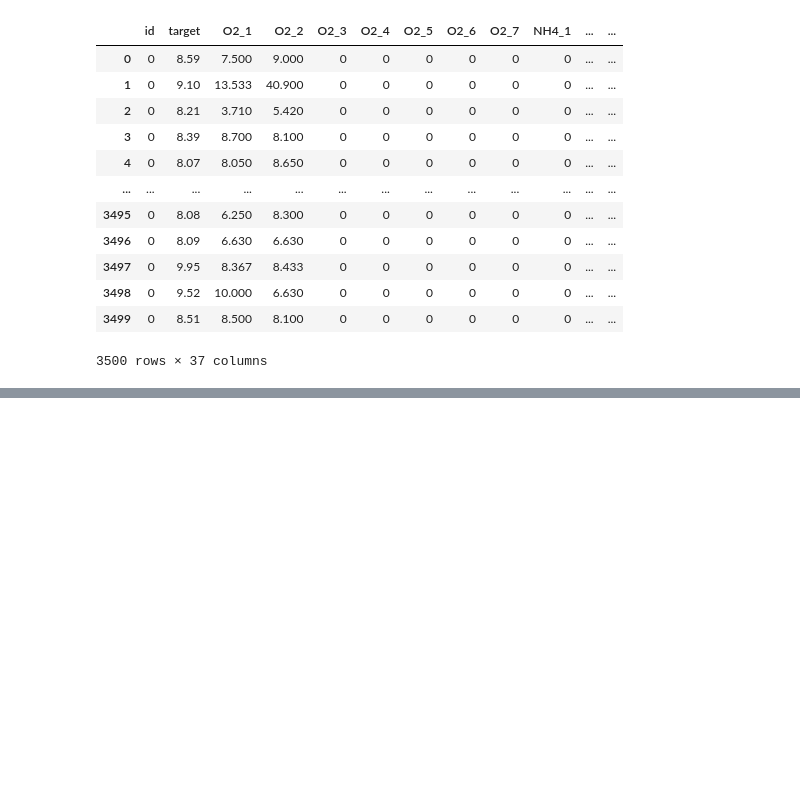
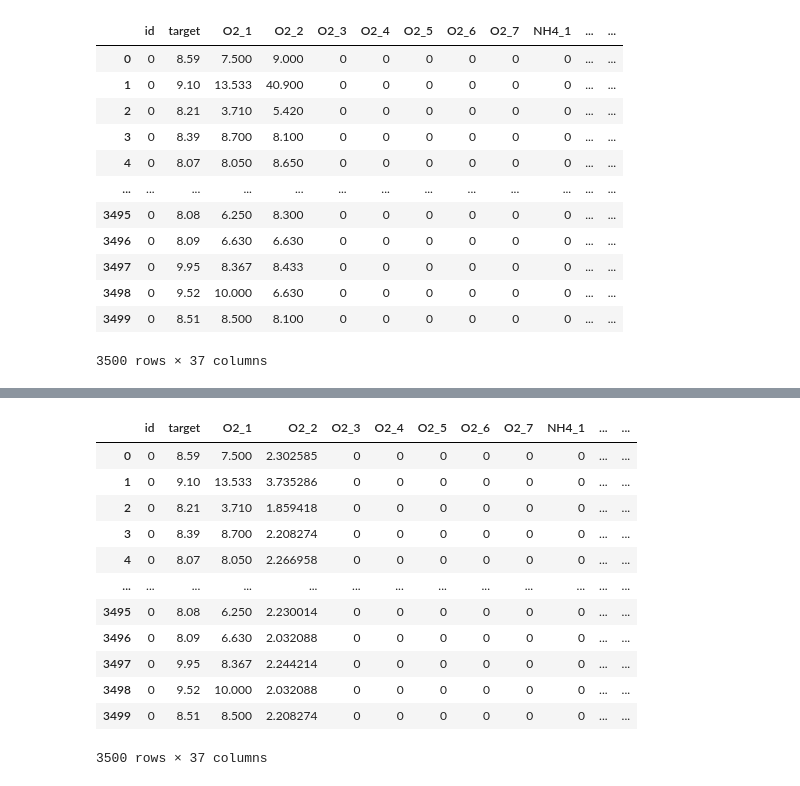
Before and after one commit to ameram/dissolved_o2_augmentation, a Jupyter notebook: playground_3-21.ipynb, the cells around one changed output, grey strips where cells are left out. Cells and saved outputs as stored; diff of their text form; code cells hidden in the pictures; blank space fills up the shorter version.

```diff
--- a/playground_3-21.ipynb
+++ b/playground_3-21.ipynb
@@ -1184,0 +1203,16 @@ for j in range(5):
+# %%
+df_sel
+# %% [output]
+|  | id | target | O2_1 | O2_2 | O2_3 | O2_4 | O2_5 | O2_6 | O2_7 | NH4_1 | ... | ... |
+| 0 | 0 | 8.59 | 7.500 | 2.302585 | 0 | 0 | 0 | 0 | 0 | 0 | ... | ... |
+| 1 | 0 | 9.10 | 13.533 | 3.735286 | 0 | 0 | 0 | 0 | 0 | 0 | ... | ... |
+| 2 | 0 | 8.21 | 3.710 | 1.859418 | 0 | 0 | 0 | 0 | 0 | 0 | ... | ... |
+| 3 | 0 | 8.39 | 8.700 | 2.208274 | 0 | 0 | 0 | 0 | 0 | 0 | ... | ... |
+| 4 | 0 | 8.07 | 8.050 | 2.266958 | 0 | 0 | 0 | 0 | 0 | 0 | ... | ... |
+| ... | ... | ... | ... | ... | ... | ... | ... | ... | ... | ... | ... | ... |
+| 3495 | 0 | 8.08 | 6.250 | 2.230014 | 0 | 0 | 0 | 0 | 0 | 0 | ... | ... |
+| 3496 | 0 | 8.09 | 6.630 | 2.032088 | 0 | 0 | 0 | 0 | 0 | 0 | ... | ... |
+| 3497 | 0 | 9.95 | 8.367 | 2.244214 | 0 | 0 | 0 | 0 | 0 | 0 | ... | ... |
+| 3498 | 0 | 9.52 | 10.000 | 2.032088 | 0 | 0 | 0 | 0 | 0 | 0 | ... | ... |
+| 3499 | 0 | 8.51 | 8.500 | 2.208274 | 0 | 0 | 0 | 0 | 0 | 0 | ... | ... |
+3500 rows × 37 columns
```
Also changed, not shown: parts of 5 cells of this notebook.
